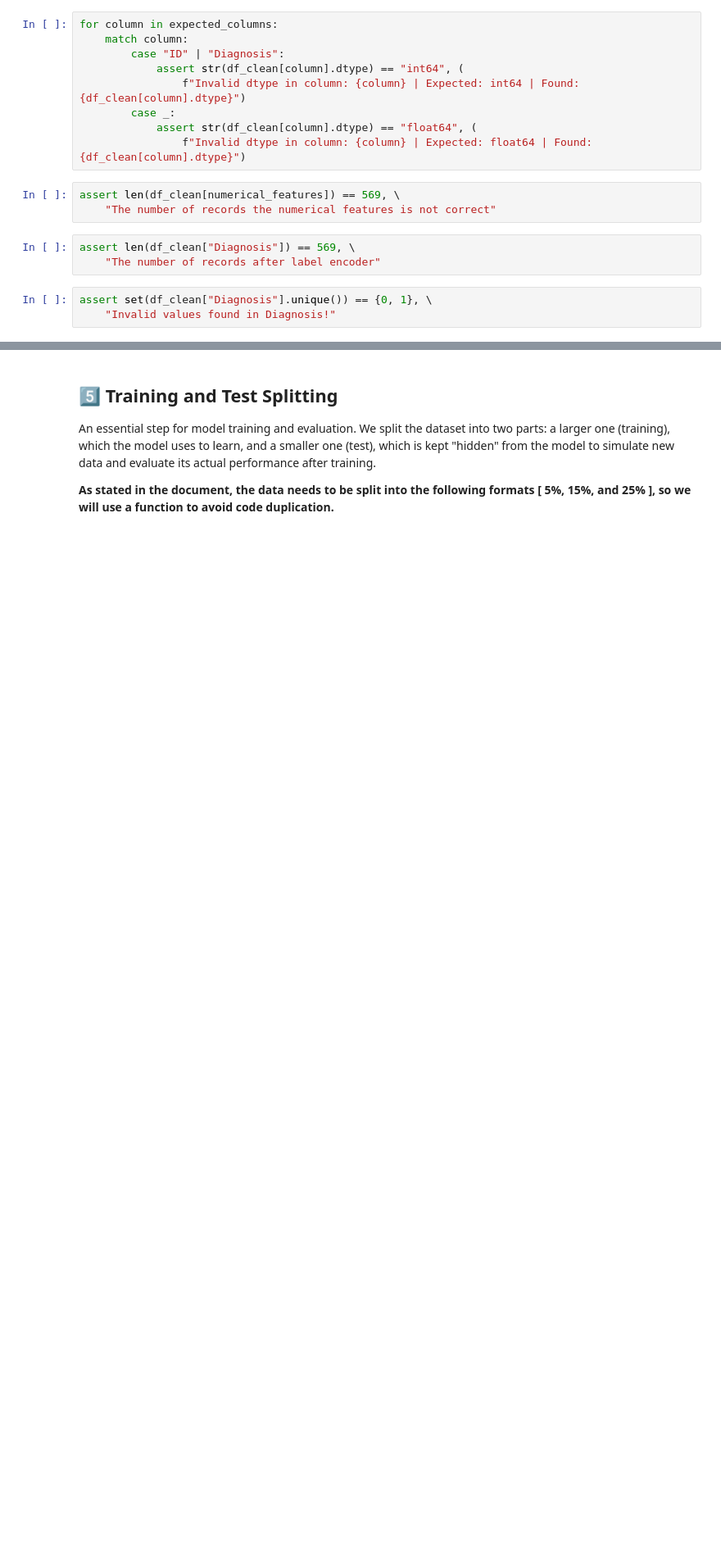
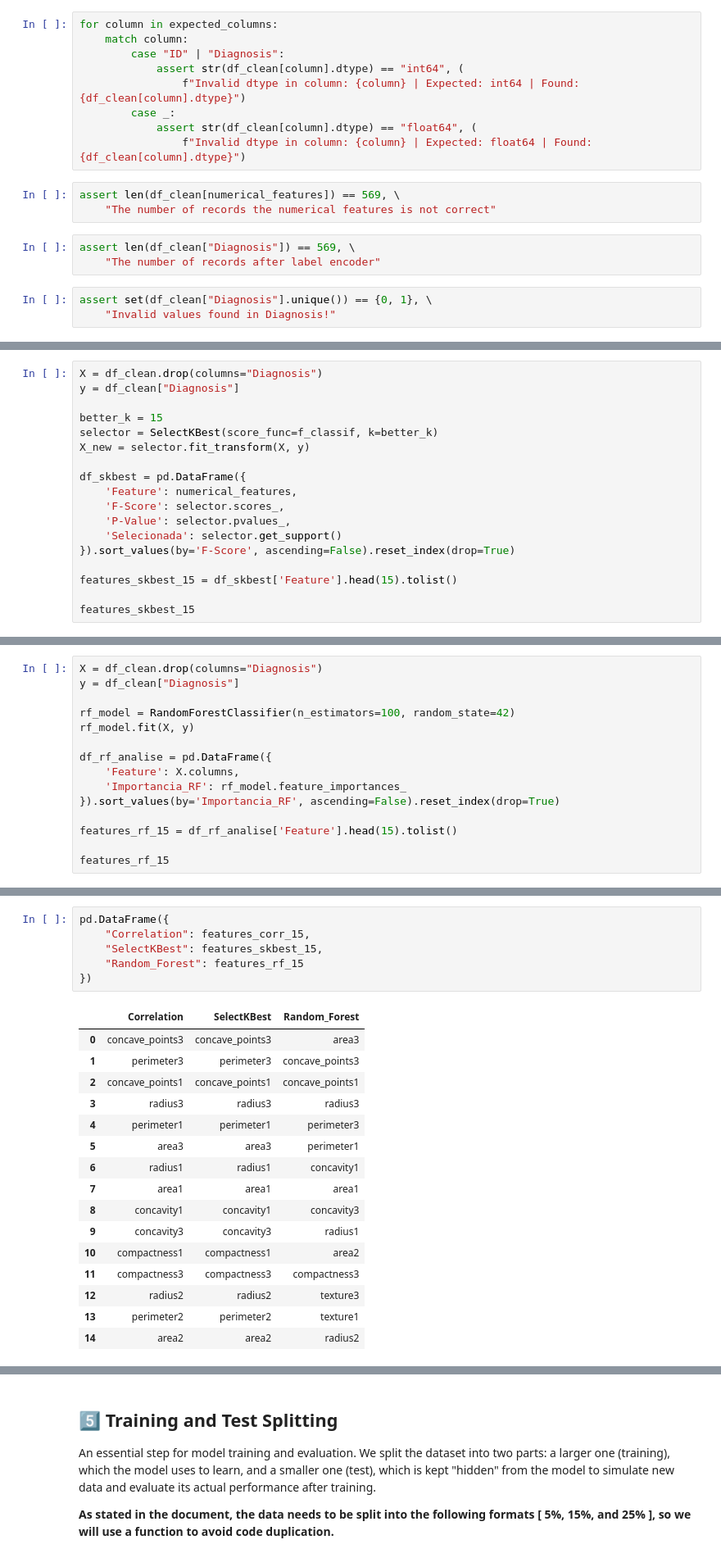
Before and after one commit to CCT-Dublin/CCT_ML_CA_01_50S, a Jupyter notebook: notebooks/CCT_ML_CA_01_50S_2026438.ipynb, the cells around one changed output, grey strips where cells are left out. Shown at 82% size. Saved outputs shown, nothing was run; the diff lists cells and outputs as text; blank space fills up the shorter version.

Commit message:
feature: session ~~> 4️⃣ Feature Selection | Concluded \O.O|

```diff
--- a/notebooks/CCT_ML_CA_01_50S_2026438.ipynb
+++ b/notebooks/CCT_ML_CA_01_50S_2026438.ipynb
@@ -501,0 +521,18 @@ Correlation analysis was initially used to identify relationships between featur
+# %%
+X = df_clean.drop(columns="Diagnosis")
+y = df_clean["Diagnosis"]
+
+better_k = 15
+selector = SelectKBest(score_func=f_classif, k=better_k)
+X_new = selector.fit_transform(X, y)
+
+df_skbest = pd.DataFrame({
+    'Feature': numerical_features,
+    'F-Score': selector.scores_,
+    'P-Value': selector.pvalues_,
+    'Selecionada': selector.get_support()
+}).sort_values(by='F-Score', ascending=False).reset_index(drop=True)
+
+features_skbest_15 = df_skbest['Feature'].head(15).tolist()
+
+features_skbest_15
@@ -501,0 +562,15 @@ Correlation analysis was initially used to identify relationships between featur
+# %%
+X = df_clean.drop(columns="Diagnosis")
+y = df_clean["Diagnosis"]
+
+rf_model = RandomForestClassifier(n_estimators=100, random_state=42)
+rf_model.fit(X, y)
+
+df_rf_analise = pd.DataFrame({
+    'Feature': X.columns,
+    'Importancia_RF': rf_model.feature_importances_
+}).sort_values(by='Importancia_RF', ascending=False).reset_index(drop=True)
+
+features_rf_15 = df_rf_analise['Feature'].head(15).tolist()
+
+features_rf_15
@@ -501,0 +597,23 @@ Correlation analysis was initially used to identify relationships between featur
+# %%
+pd.DataFrame({
+    "Correlation": features_corr_15,
+    "SelectKBest": features_skbest_15,
+    "Random_Forest": features_rf_15
+})
+# %% [output]
+|  | Correlation | SelectKBest | Random_Forest |
+| 0 | concave_points3 | concave_points3 | area3 |
+| 1 | perimeter3 | perimeter3 | concave_points3 |
+| 2 | concave_points1 | concave_points1 | concave_points1 |
+| 3 | radius3 | radius3 | radius3 |
+| 4 | perimeter1 | perimeter1 | perimeter3 |
+| 5 | area3 | area3 | perimeter1 |
+| 6 | radius1 | radius1 | concavity1 |
+| 7 | area1 | area1 | area1 |
+| 8 | concavity1 | concavity1 | concavity3 |
+| 9 | concavity3 | concavity3 | radius1 |
+| 10 | compactness1 | compactness1 | area2 |
+| 11 | compactness3 | compactness3 | compactness3 |
+| 12 | radius2 | radius2 | texture3 |
+| 13 | perimeter2 | perimeter2 | texture1 |
+| 14 | area2 | area2 | radius2 |
```
Also changed, not shown: parts of 28 cells of this notebook.
